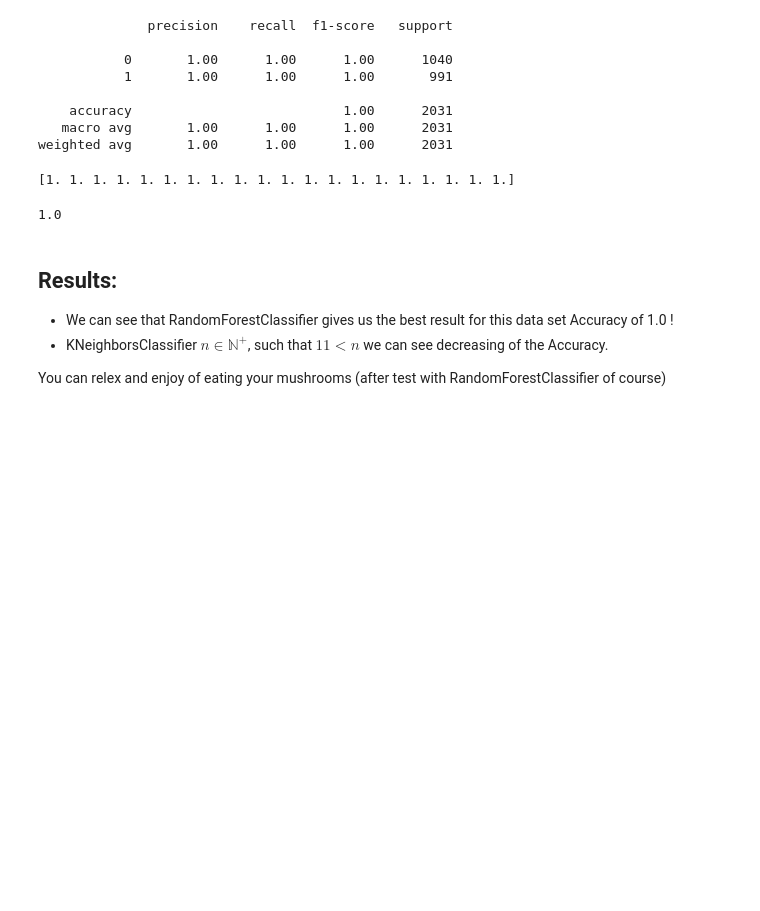
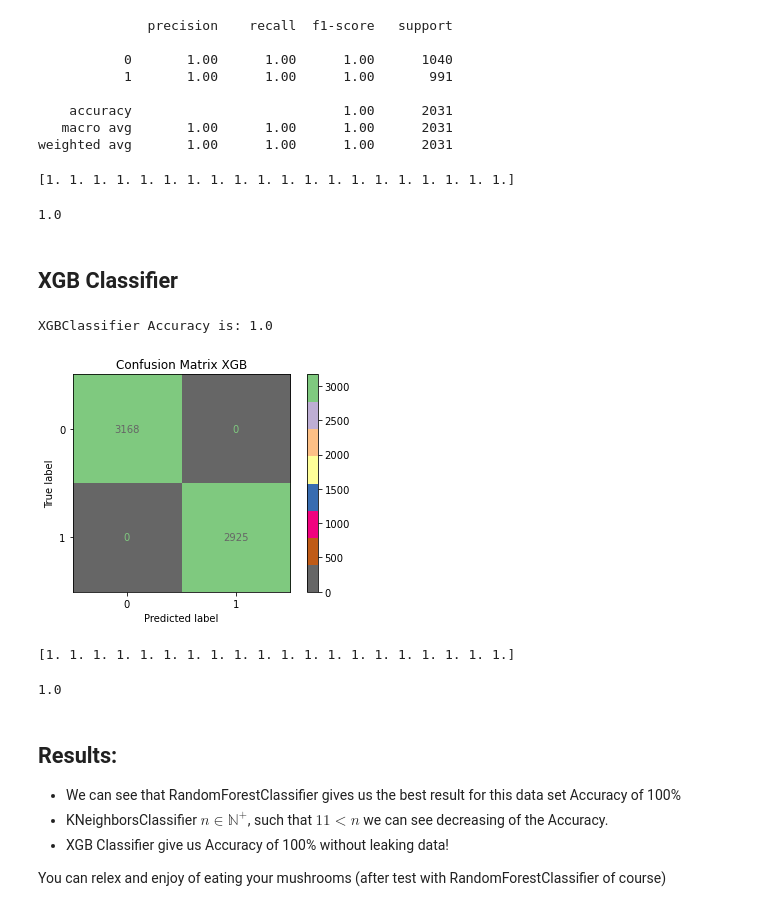
Before and after one commit to GalKoaz/Data-visualization, a Jupyter notebook: Classification.ipynb, the cells around one changed output. Cells and saved outputs as stored; diff of their text form; code cells hidden in the pictures; blank space fills up the shorter version.

Commit message:
add XGB model

```diff
--- a/Classification.ipynb
+++ b/Classification.ipynb
@@ -407,10 +409,35 @@ cvs.mean()
 # %% [output]
 [1. 1. 1. 1. 1. 1. 1. 1. 1. 1. 1. 1. 1. 1. 1. 1. 1. 1. 1. 1.]
 1.0
+# %% [markdown]
+## XGB Classifier
+# %%
+#XGBClassifier model.
+XGB = XGBClassifier(n_estimators=50, max_depth=5, use_label_encoder =False, eval_metric='mlogloss')
+XGB.fit(X_train, y_train)
+y_predict = XGB.predict(X_test)
+print('XGBClassifier Accuracy is: {}'.format(XGB.score(X_test,y_test)))
+# %% [output]
+XGBClassifier Accuracy is: 1.0
+# %%
+plot_confusion_matrix(XGB, X_train, y_train, cmap = "Accent_r", normalize= None)
+plt.title('Confusion Matrix XGB')
+plt.show()
+# %% [output]
+[figure, added]
+# %%
+#Cross Val Score of XGB (showing 20)
+cvs = cross_val_score(XGB, X, y, cv=20)
+print(cvs)
+cvs.mean()
+# %% [output]
+[1. 1. 1. 1. 1. 1. 1. 1. 1. 1. 1. 1. 1. 1. 1. 1. 1. 1. 1. 1.]
+1.0
 # %% [markdown]
 ## Results:
 
-* We can see that RandomForestClassifier gives us the best result for this data set Accuracy of 1.0 !
+* We can see that RandomForestClassifier gives us the best result for this data set Accuracy of 100%
 * KNeighborsClassifier $n \in \mathbb{N}^+$, such that $11<n$ we can see decreasing of the Accuracy.
+* XGB Classifier give us Accuracy of 100% without leaking data!
 
 You can relex and enjoy of eating your mushrooms (after test with RandomForestClassifier of course)
```
Also changed, not shown: parts of 2 cells of this notebook.
